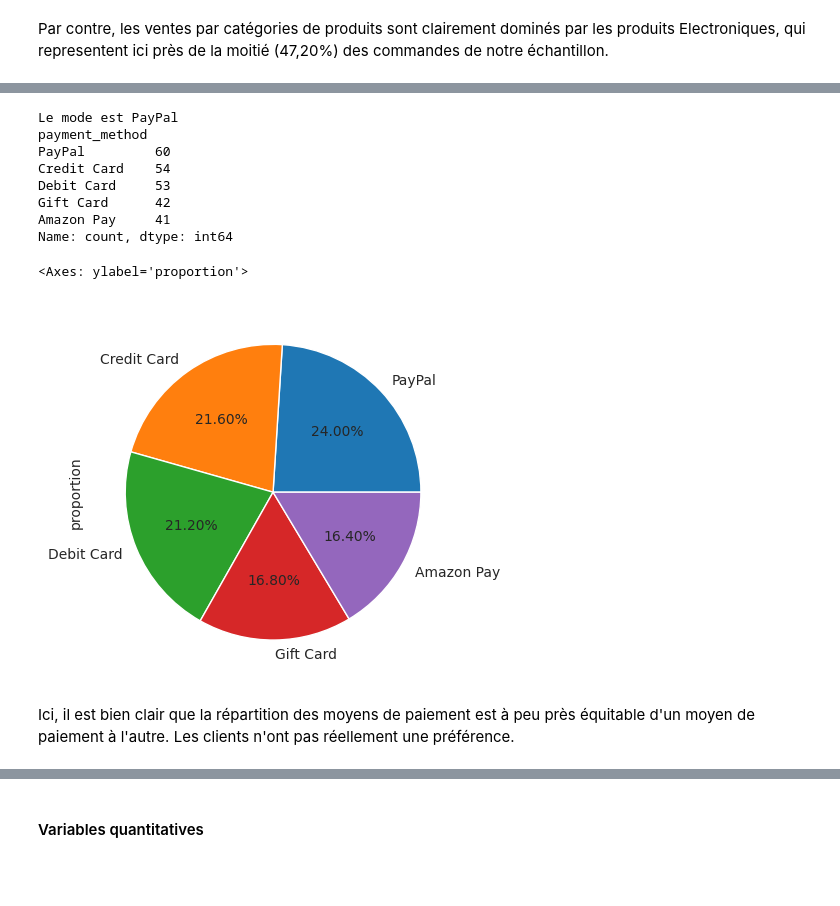
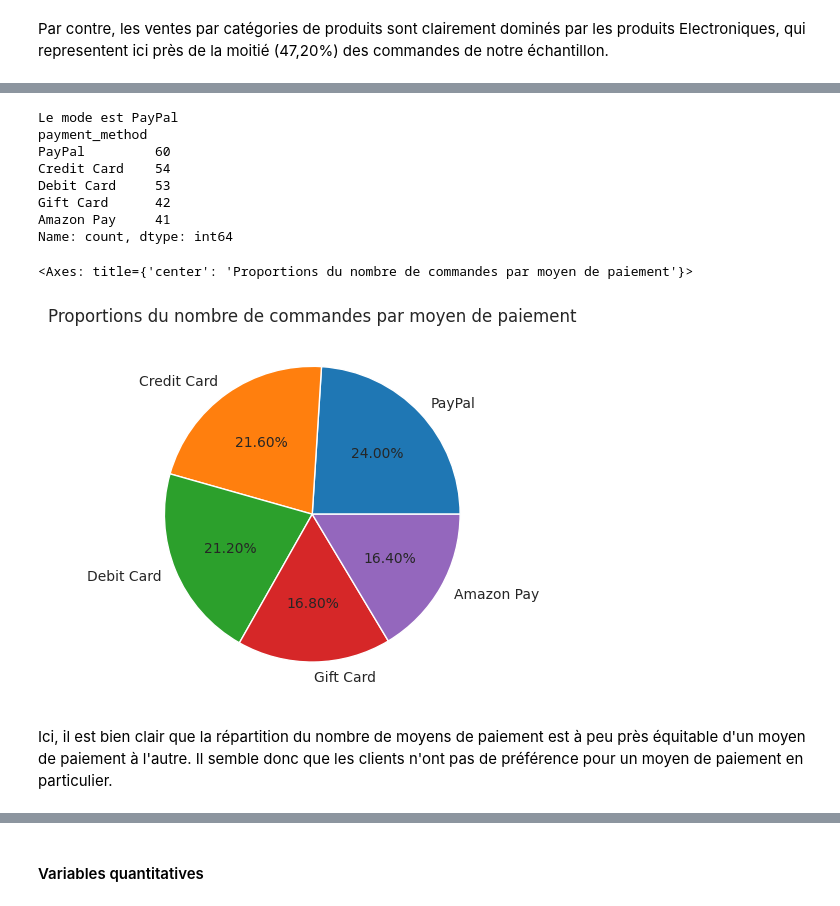
Before and after one commit to chanwinharold/Amazon_Sales, a Jupyter notebook: notebooks/02_exploratory_analysis.ipynb, the cells around one changed output, grey strips where cells are left out. Drawn from its saved outputs; the diff is of its cells as text; code cells hidden in the pictures; blank space fills up the shorter version.

```diff
--- a/notebooks/02_exploratory_analysis.ipynb
+++ b/notebooks/02_exploratory_analysis.ipynb
@@ -88,21 +90,22 @@ On retiendra ici que les commandes viennent principalement de Houston, Miami et
 # %%
 # variable payment_method
 print("Le mode est", data['payment_method'].mode()[0])
 print(data['payment_method'].value_counts())
-data['payment_method'].value_counts(normalize=True).plot(kind='pie', autopct="%.2f%%")
+plt.title("Proportions du nombre de commandes par moyen de paiement")
+data['payment_method'].value_counts(normalize=True).plot(kind='pie', autopct="%.2f%%", label="")
 # %% [output]
 Le mode est PayPal
 payment_method
 PayPal         60
 Credit Card    54
 Debit Card     53
 Gift Card      42
 Amazon Pay     41
 Name: count, dtype: int64
-<Axes: ylabel='proportion'>
+<Axes: title={'center': 'Proportions du nombre de commandes par moyen de paiement'}>
-[figure, old version]
+[figure, new version]
 # %% [markdown]
-Ici, il est bien clair que la répartition des moyens de paiement est à peu près équitable d'un moyen de paiement à l'autre. Les clients n'ont pas réellement une préférence.
+Ici, il est bien clair que la répartition du nombre de moyens de paiement est à peu près équitable d'un moyen de paiement à l'autre. Il semble donc que les clients n'ont pas de préférence pour un moyen de paiement en particulier.
 # %%
 # variable status
 print("Le mode est", data['status'].mode()[0])
```
Also changed, not shown: parts of 13 cells of this notebook.
